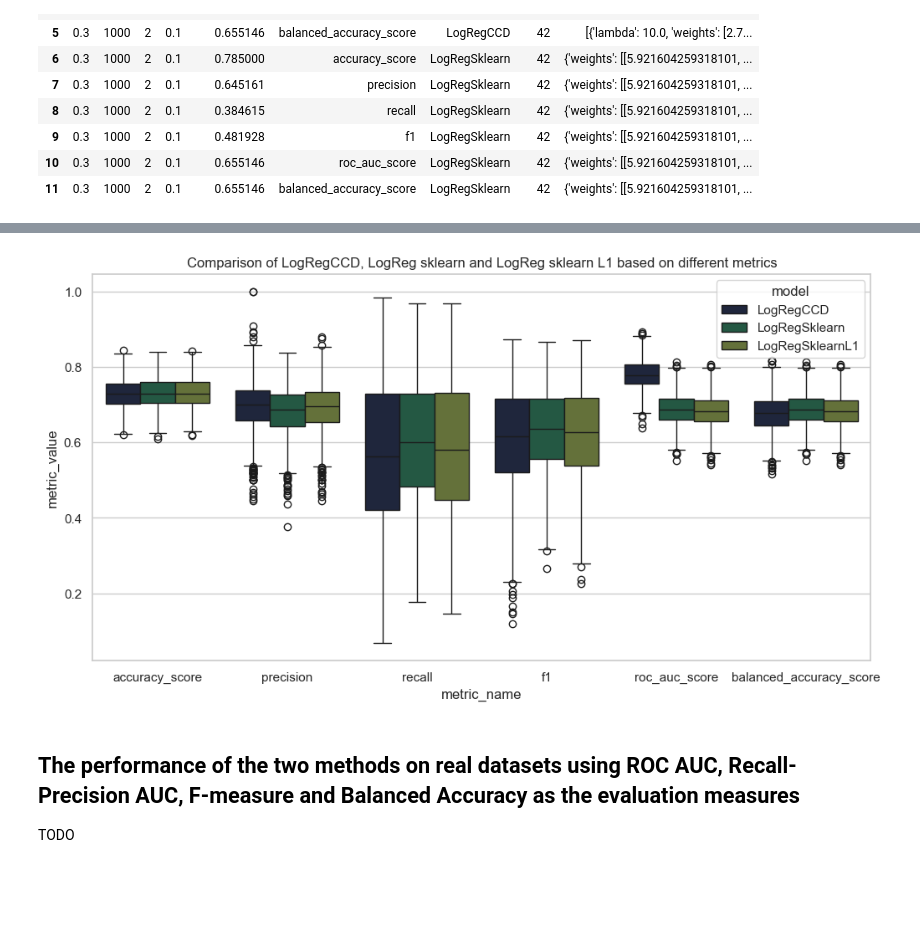
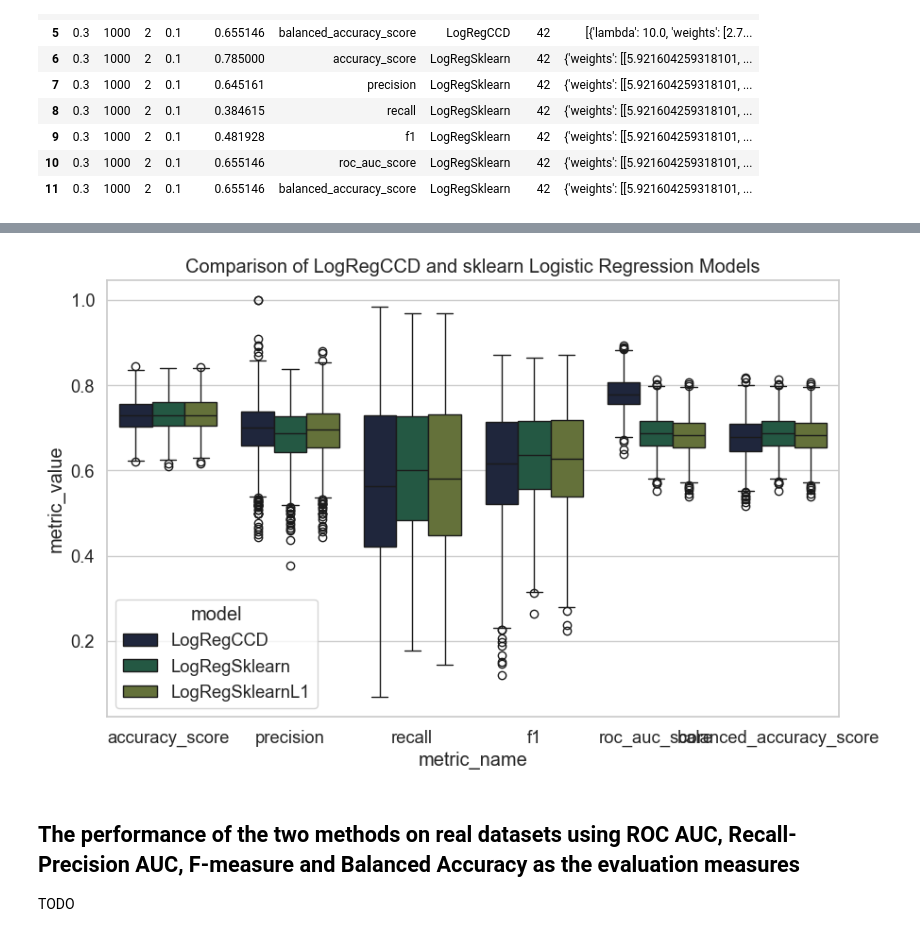
Before and after one commit to PrusWielki/ccg-logistic-regression, a Jupyter notebook: solution.ipynb, the cells around one changed output, grey strips where cells are left out. Drawn from its saved outputs; the diff is of its cells as text; code cells hidden in the pictures; blank space fills up the shorter version.

Commit message:
increase plots font size

```diff
--- a/solution.ipynb
+++ b/solution.ipynb
@@ -39,6 +39,7 @@ from sklearn.exceptions import ConvergenceWarning
 
 
 sns.set_theme(style="whitegrid", palette="cubehelix")
+sns.set_context("notebook", font_scale=1.2)
 # %%
 CONST_DATASET_DIRECTORY_PATH = "./datasets"
 CONST_RESULTS_DIRECTORY_PATH = "./results"
@@ -1060,18 +1083,16 @@ plt.show()
 # %%
-plt.figure(figsize=(12, 6))
+plt.figure(figsize=(10, 6))
 sns.boxplot(
     data=results_df,
     x="metric_name",
     y="metric_value",
     hue="model",
 )
-plt.title(
-    f"Comparison of LogRegCCD, LogReg sklearn and LogReg sklearn L1 based on different metrics"
-)
+plt.title(f"Comparison of LogRegCCD and sklearn Logistic Regression Models")
 plt.savefig(f"{CONST_RESULTS_DIRECTORY_PATH}/comparison-synthetic-dataset.png")
 plt.show()
 # %% [output]
-[figure, old version]
+[figure, new version]
 # %% [markdown]
 ## The performance of the two methods on real datasets using ROC AUC, Recall-Precision AUC, F-measure and Balanced Accuracy as the evaluation measures
 
```
Also changed, not shown: parts of 11 cells of this notebook, 10 other files.
